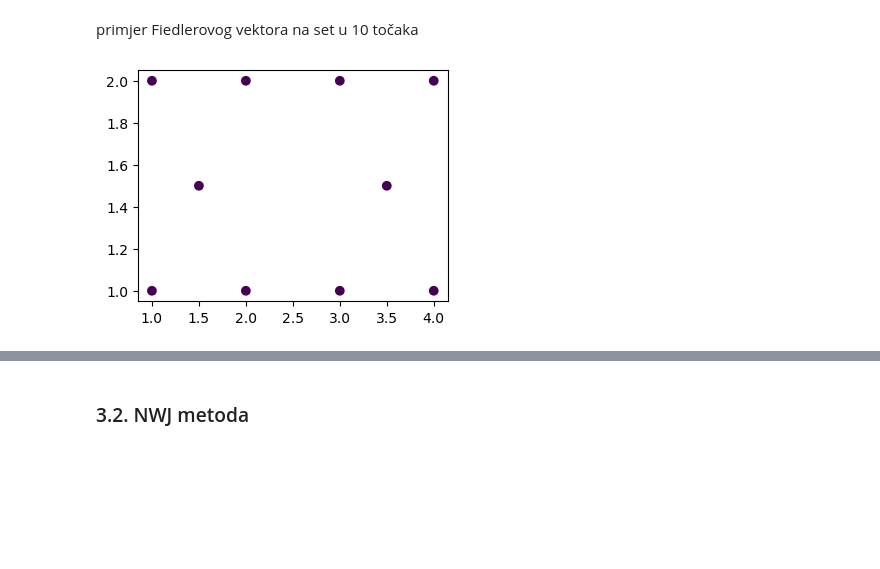
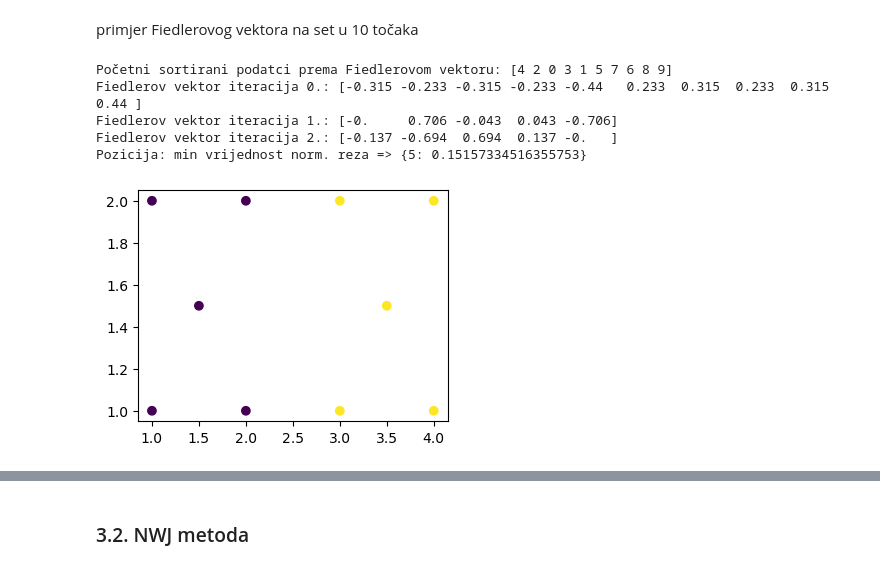
Before and after one commit to antoniamstr1/diplomski_rad, a Jupyter notebook: Spektralno_grupiranje.ipynb, the cells around one changed output, grey strips where cells are left out. Cells and saved outputs as stored; diff of their text form; code cells hidden in the pictures; blank space fills up the shorter version.

```diff
--- a/Spektralno_grupiranje.ipynb
+++ b/Spektralno_grupiranje.ipynb
@@ -764,21 +776,39 @@ primjeri s Iris setom podataka
 # %% [markdown]
 ### 3.1. Metoda normaliziranog reza
+# %%
+#sm
+import SMAlgorithm
+importlib.reload(SMAlgorithm)
+SpectralClusteringSM = SMAlgorithm.SpectralClusteringSM
 # %% [markdown]
 primjer Fiedlerovog vektora na set u 10 točaka
 # %%
 import matplotlib.pyplot as plt
 from sklearn.datasets import load_iris
 
 X = np.array([
     [1, 1], [2, 1], [1, 2], [2, 2], [1.5, 1.5],
     [3, 1], [4, 1], [3, 2], [4, 2], [3.5, 1.5]
 ])
-clusterer = SpectralClusteringSM(sigma_I=0.5, sigma_X=0.5, r=2, lanczos_k=2, l=1, ncut_max=0.6)
-
-labels = clusterer.segment_2d(X)
-
+model = SpectralClusteringSM(
+        sigma_X=0.5,
+        ncut_max=0.2
+    )
+clusters = model.segment_2d(X)
+print('Početni sortirani podatci prema Fiedlerovom vektoru:', model.sorted_indexes[0])
+for i, vec in enumerate(model.fiedler_vectors):
+    rounded_vec = np.round(vec, 3)
+    print(f"Fiedlerov vektor iteracija {i}.: {rounded_vec}")
+for i, split in enumerate(model.splits):
+    rounded_vec = np.round(vec, 3)
+    print(f"Pozicija: min vrijednost norm. reza => {split}")
 plt.figure(figsize=(4, 3))
-plt.scatter(X[:, 0], X[:, 1], c=labels)
+plt.scatter(X[:, 0], X[:, 1], c=clusters)
 plt.show()
 # %% [output]
+Početni sortirani podatci prema Fiedlerovom vektoru: [4 2 0 3 1 5 7 6 8 9]
+Fiedlerov vektor iteracija 0.: [-0.315 -0.233 -0.315 -0.233 -0.44   0.233  0.315  0.233  0.315  0.44 ]
+Fiedlerov vektor iteracija 1.: [-0.     0.706 -0.043  0.043 -0.706]
+Fiedlerov vektor iteracija 2.: [-0.137 -0.694  0.694  0.137 -0.   ]
+Pozicija: min vrijednost norm. reza => {5: 0.15157334516355753}
-[figure, old version]
+[figure, new version]
```
Also changed, not shown: parts of 26 cells of this notebook, 6 other files.
